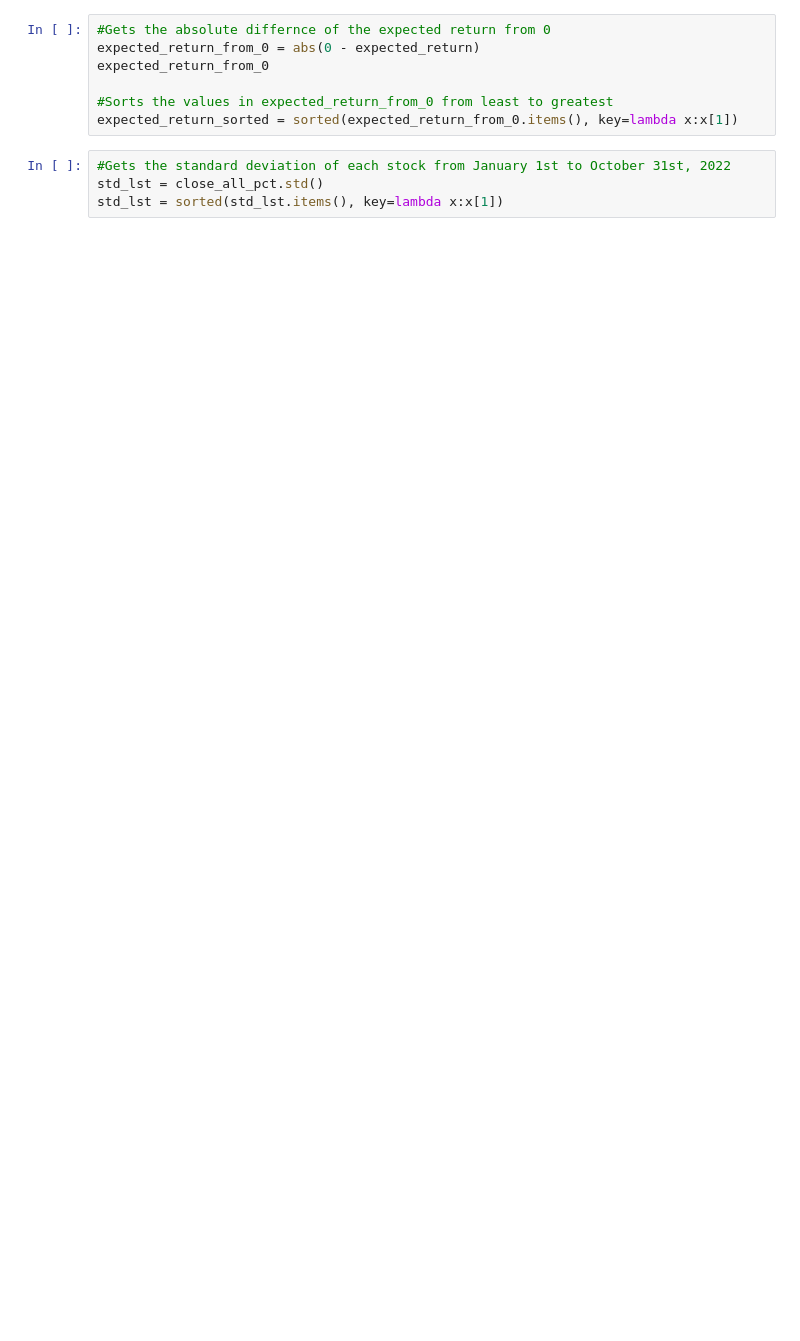
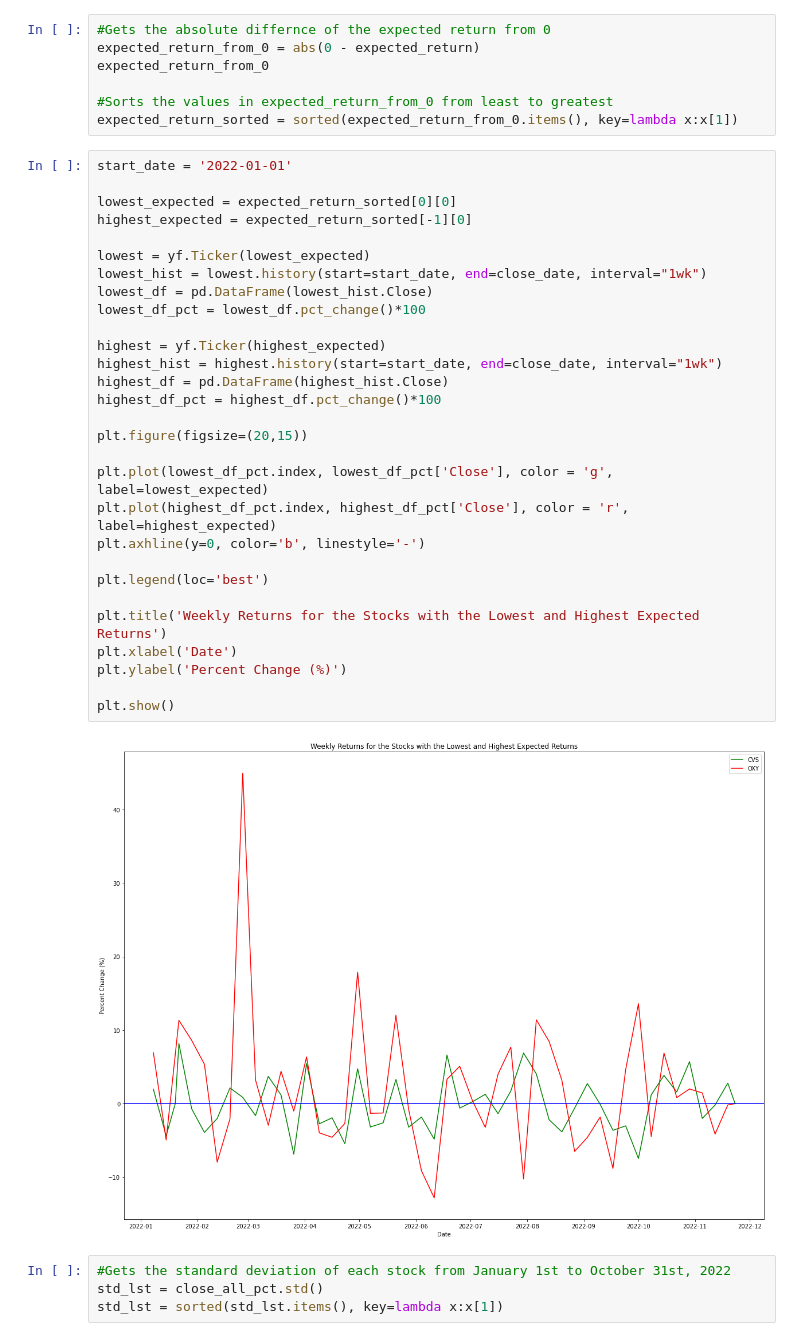
Before and after one commit to richardsha19/portfolio-manager, a Jupyter notebook: Main.ipynb, the cells around one changed output. Drawn from its saved outputs; the diff is of its cells as text; blank space fills up the shorter version.

Commit message:
Added graphs and std breakdown

```diff
--- a/Main.ipynb
+++ b/Main.ipynb
@@ -165,6 +165,37 @@ expected_return_from_0
 
 #Sorts the values in expected_return_from_0 from least to greatest
 expected_return_sorted = sorted(expected_return_from_0.items(), key=lambda x:x[1])
+# %%
+start_date = '2022-01-01'
+
+lowest_expected = expected_return_sorted[0][0]
+highest_expected = expected_return_sorted[-1][0]
+
+lowest = yf.Ticker(lowest_expected)
+lowest_hist = lowest.history(start=start_date, end=close_date, interval="1wk")
+lowest_df = pd.DataFrame(lowest_hist.Close)
+lowest_df_pct = lowest_df.pct_change()*100
+
+highest = yf.Ticker(highest_expected)
+highest_hist = highest.history(start=start_date, end=close_date, interval="1wk")
+highest_df = pd.DataFrame(highest_hist.Close)
+highest_df_pct = highest_df.pct_change()*100
+
+plt.figure(figsize=(20,15))
+
+plt.plot(lowest_df_pct.index, lowest_df_pct['Close'], color = 'g', label=lowest_expected)
+plt.plot(highest_df_pct.index, highest_df_pct['Close'], color = 'r', label=highest_expected)
+plt.axhline(y=0, color='b', linestyle='-')
+
+plt.legend(loc='best')
+
+plt.title('Weekly Returns for the Stocks with the Lowest and Highest Expected Returns')
+plt.xlabel('Date')
+plt.ylabel('Percent Change (%)')
+
+plt.show()
+# %% [output]
+[figure, added]
 # %%
 #Gets the standard deviation of each stock from January 1st to October 31st, 2022
 std_lst = close_all_pct.std()
```
Also changed, not shown: parts of 14 cells of this notebook, 1 other file.
